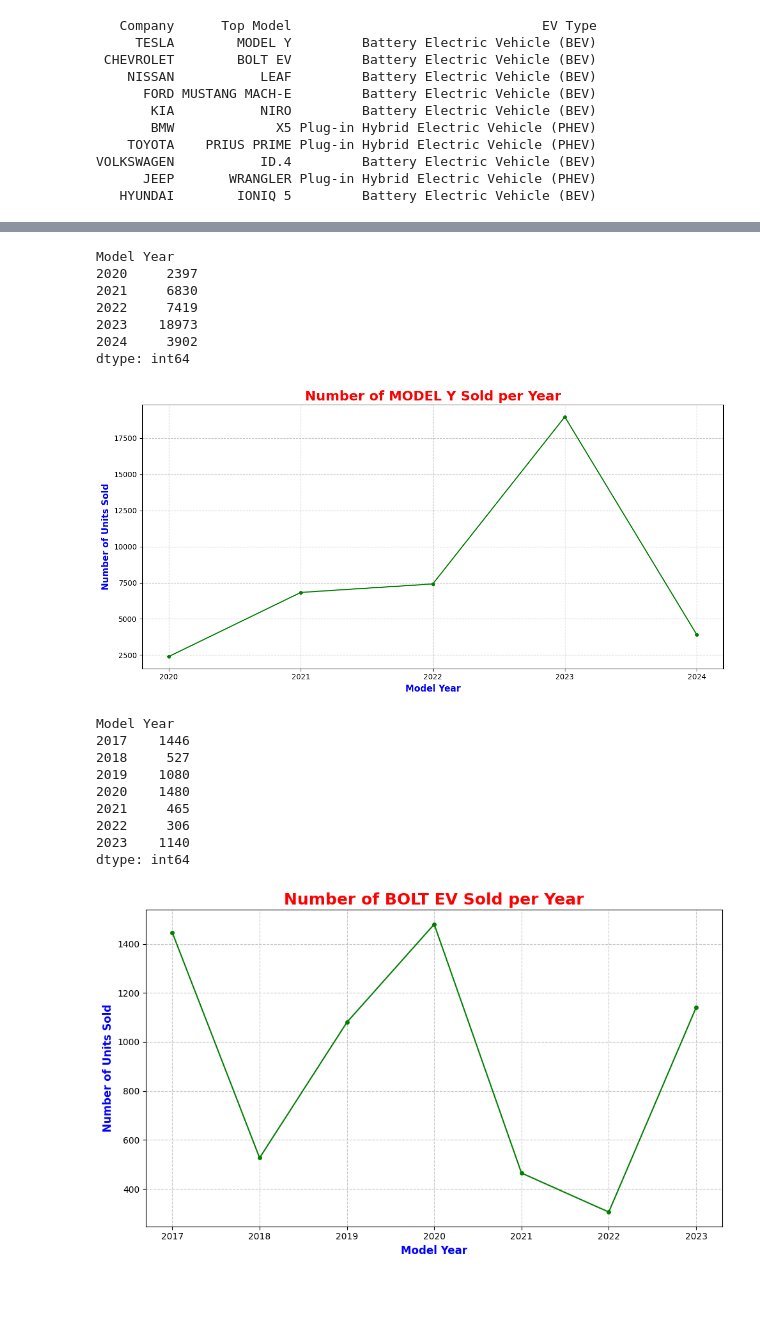
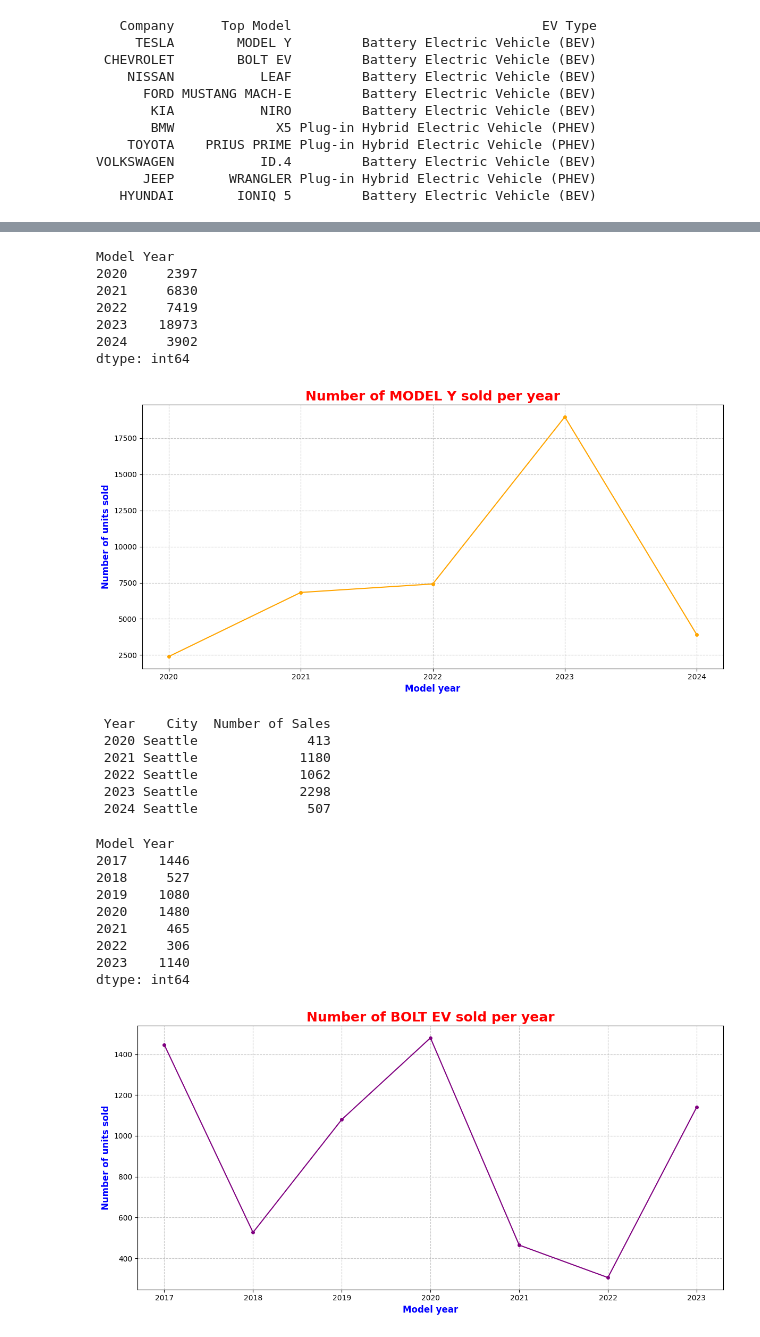
Before and after one commit to letizialanza01/Electric_Vehicles_Project, a Jupyter notebook: Electric_Vehicles_Project.ipynb, the cells around one changed output, grey strips where cells are left out. Drawn from its saved outputs; the diff is of its cells as text; code cells hidden in the pictures; blank space fills up the shorter version.

```diff
--- a/Electric_Vehicles_Project.ipynb
+++ b/Electric_Vehicles_Project.ipynb
@@ -48,7 +48,7 @@ electric_vehicles
 | 191406 | 7SAYGAEEXP | Benton | Richland | WA | 99352.0 | 2023 | TESLA | MODEL Y | ... |
 191407 rows × 17 columns
 # %%
-electric_vehicles = electric_vehicles.drop(['VIN (1-10)', 'County', 'Postal Code', 'Legislative District', 'DOL Vehicle ID', 'Vehicle Location', '2020 Census Tract'], axis = 1)  #drop specified columns from the dataframe
+electric_vehicles = electric_vehicles.drop(['VIN (1-10)', 'County', 'Postal Code', 'Base MSRP', 'Legislative District', 'DOL Vehicle ID', 'Vehicle Location', '2020 Census Tract'], axis = 1)  #drop specified columns from the dataframe
 electric_vehicles
 # %% [output]
 |  | City | State | Model Year | Make | Model | Electric Vehicle Type | Clean Alternative Fuel Vehicle (C... | ... |
@@ -367,6 +367,6 @@ plt.show()
 # %%
 tesla_data = electric_vehicles[electric_vehicles['Make'] == 'TESLA']  #find the top model of Tesla
-top_model_data = tesla_data.groupby('Model').size().sort_values(ascending=False)
+top_model_data = tesla_data.groupby('Model').size().sort_values(ascending = False)
 top_tesla_model = top_model_data.index[0]
 
 top_tesla_model_data = tesla_data[tesla_data['Model'] == top_tesla_model]  #count the number of units sold per year for the top model
@@ -375,10 +375,10 @@ print(yearly_sales)
 
 #create a line chart
 plt.figure(figsize = (12, 6))
-plt.plot(yearly_sales.index, yearly_sales.values, color = 'green', linestyle = '-', marker = 'o', markersize = 4)
-plt.title(f'Number of {top_tesla_model} Sold per Year', fontweight = 'bold', fontsize = 18, color = 'red')
-plt.xlabel('Model Year', fontweight = 'bold', color = 'blue', fontsize = 12)
-plt.ylabel('Number of Units Sold', fontweight = 'bold', color = 'blue', fontsize = 12)
+plt.plot(yearly_sales.index, yearly_sales.values, color = '#FFA500', linestyle = '-', marker = 'o', markersize = 4)
+plt.title(f'Number of {top_tesla_model} sold per year', fontweight = 'bold', fontsize = 18, color = 'red')
+plt.xlabel('Model year', fontweight = 'bold', color = 'blue', fontsize = 12)
+plt.ylabel('Number of units sold', fontweight = 'bold', color = 'blue', fontsize = 12)
 plt.xticks(yearly_sales.index, fontsize = 10)
 plt.yticks(fontsize = 10)
 plt.grid(True, linestyle = '--', alpha = 0.7)
@@ -393,36 +393,60 @@ Model Year
 2023    18973
 2024     3902
 dtype: int64
-[figure, old version]
+[figure, new version]
+# %%
+years_of_interest = [2020, 2021, 2022, 2023, 2024]  #define the years of interest
+tesla_city_sales = {'Year': [], 'City': [], 'Number of Sales': []}  #initialize a dictionary to store results
+
+for year in years_of_interest:
+    yearly_data = top_tesla_model_data[top_tesla_model_data['Model Year'] == year]  #filter data for the specific year
+    city_sales_data = yearly_data.groupby('City').size().reset_index(name = 'Number of Sales')  #group by city and count sales
+    top_city = city_sales_data.loc[city_sales_data['Number of Sales'].idxmax()]  #find the city with the highest sales
+
+    #append results to the dictionary
+    tesla_city_sales['Year'].append(year)
+    tesla_city_sales['City'].append(top_city['City'])
+    tesla_city_sales['Number of Sales'].append(top_city['Number of Sales'])
+
+
+city_sales_df = pd.DataFrame(tesla_city_sales)  #create a DataFrame from the results
+print(city_sales_df.to_string(index = False))
+# %% [output]
+ Year    City  Number of Sales
+ 2020 Seattle              413
+ 2021 Seattle             1180
+ 2022 Seattle             1062
+ 2023 Seattle             2298
+ 2024 Seattle              507
 # %%
 chevrolet_data = electric_vehicles[electric_vehicles['Make'] == 'CHEVROLET']  #find the top model of Chevrolet
-top_model_data = chevrolet_data.groupby('Model').size().sort_values(ascending=False)
+top_model_data = chevrolet_data.groupby('Model').size().sort_values(ascending = False)
 top_chevrolet_model = top_model_data.index[0]
 
 top_chevrolet_model_data = chevrolet_data[chevrolet_data['Model'] == top_chevrolet_model]  # Count the number of units sold per year for the top model
 yearly_sales = top_chevrolet_model_data.groupby('Model Year').size()
 print(yearly_sales)
 
 #create a line chart
-plt.figure(figsize=(10, 6))
-plt.plot(yearly_sales.index, yearly_sales.values, color = 'green', linestyle = '-', marker = 'o', markersize = 4)
-plt.title(f'Number of {top_chevrolet_model} Sold per Year', fontweight = 'bold', fontsize = 18, color = 'red')
-plt.xlabel('Model Year', fontweight = 'bold', color = 'blue', fontsize = 12)
-plt.ylabel('Number of Units Sold', fontweight = 'bold', color = 'blue', fontsize = 12)
+plt.figure(figsize = (12, 6))
+plt.plot(yearly_sales.index, yearly_sales.values, color = '#800080', linestyle = '-', marker = 'o', markersize = 4)
+plt.title(f'Number of {top_chevrolet_model} sold per year', fontweight = 'bold', fontsize = 18, color = 'red')
+plt.xlabel('Model year', fontweight = 'bold', color = 'blue', fontsize = 12)
+plt.ylabel('Number of units sold', fontweight = 'bold', color = 'blue', fontsize = 12)
 plt.xticks(yearly_sales.index, fontsize = 10)
 plt.yticks(fontsize = 10)
 plt.grid(True, linestyle = '--', alpha = 0.7)
 
 plt.tight_layout()
 plt.show()
 # %% [output]
 Model Year
 2017    1446
 2018     527
 2019    1080
 2020    1480
 2021     465
 2022     306
 2023    1140
 dtype: int64
-[figure, old version]
+[figure, new version]
```
Also changed, not shown: parts of 33 cells of this notebook.
